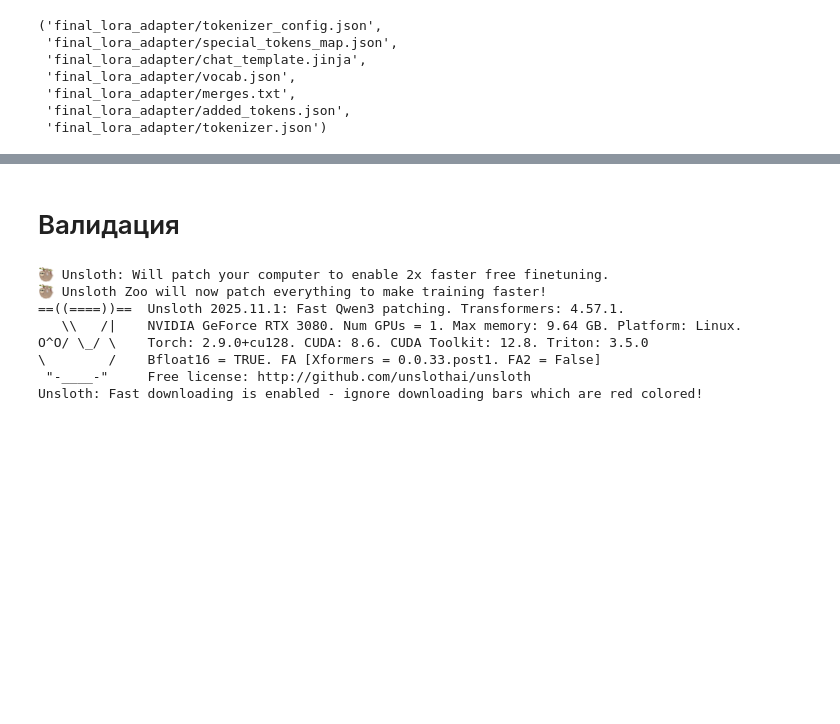
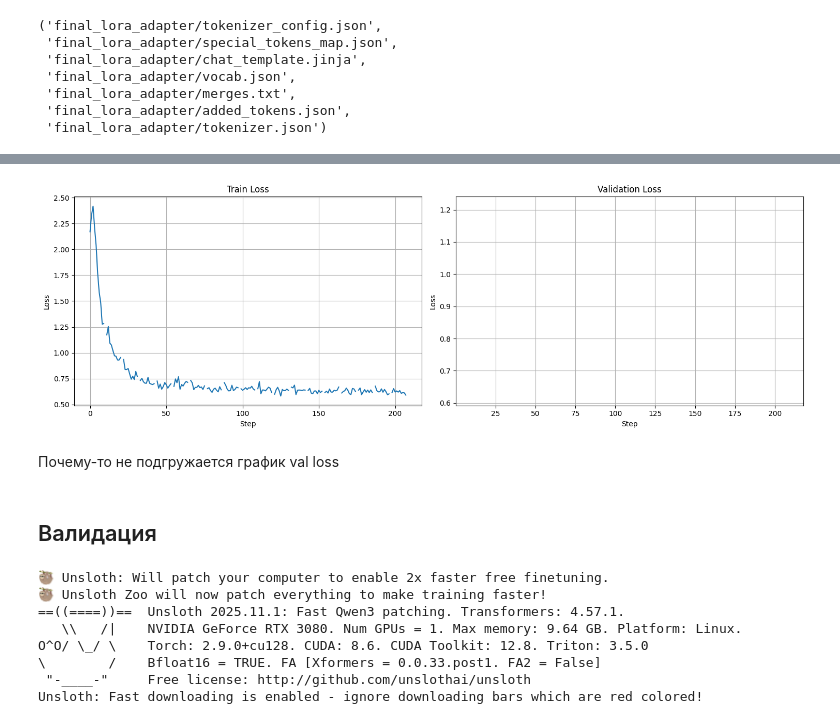
Before and after one commit to outlier-xxi/mipt-ml-modern, a Jupyter notebook: homework/hw05/hw05_v1.ipynb, the cells around one changed output, grey strips where cells are left out. Cells and saved outputs as stored; diff of their text form; code cells hidden in the pictures; blank space fills up the shorter version.

```diff
--- a/homework/hw05/hw05_v1.ipynb
+++ b/homework/hw05/hw05_v1.ipynb
@@ -284,0 +287,21 @@ Read more on gradient accumulation issues here: https://unsloth.ai/blog/gradient
+# %%
+import wandb
+import matplotlib.pyplot as plt
+
+# Initialize API
+api = wandb.Api()
+
+# Get a specific run
+run_name = "lev-370x-home/ml-modern-hw05/bkfuu5a9"
+# run_name = "snowy-fire-6"
+# run_name = "lev-370x-home/ml-modern-hw05/bkfuu5a9/snowy-fire-6"
+run = api.run(run_name)
+
+# Get history data
+history = run.history()
+
+# See all available columns
+print(history.columns.tolist())
+
+# Or view the first few rows
+print(history.head())
@@ -285,5 +326,27 @@ Read more on gradient accumulation issues here: https://unsloth.ai/blog/gradient
+# %%
+fig, axes = plt.subplots(1, 2, figsize=(15, 5))
+
+axes[0].plot(history["train/loss"])
+axes[0].set_title("Train Loss")
+axes[0].set_xlabel("Step")
+axes[0].set_ylabel("Loss")
+axes[0].grid(True)
+
+# Validation Loss
+axes[1].plot(history["eval/loss"], color='orange')
+axes[1].set_title("Validation Loss")
+axes[1].set_xlabel("Step")
+axes[1].set_ylabel("Loss")
+axes[1].grid(True)
+
+plt.tight_layout()
+plt.show()
+# %% [output]
+[figure, added]
+# %% [markdown]
+Почему-то не подгружается график val loss
 # %% [markdown]
-# Валидация
+## Валидация
 # %%
 # # Загрузка сохраненной модели (LoRA адаптера)
 # from unsloth import FastLanguageModel
```
Also changed, not shown: parts of 7 cells of this notebook.
